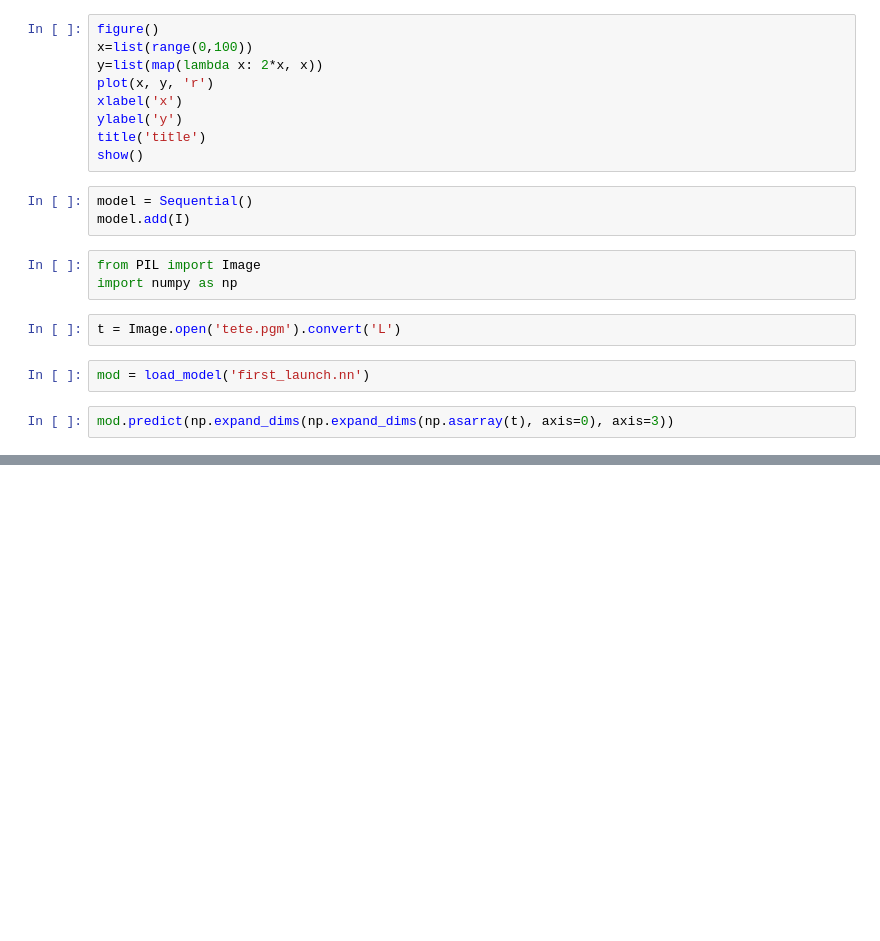
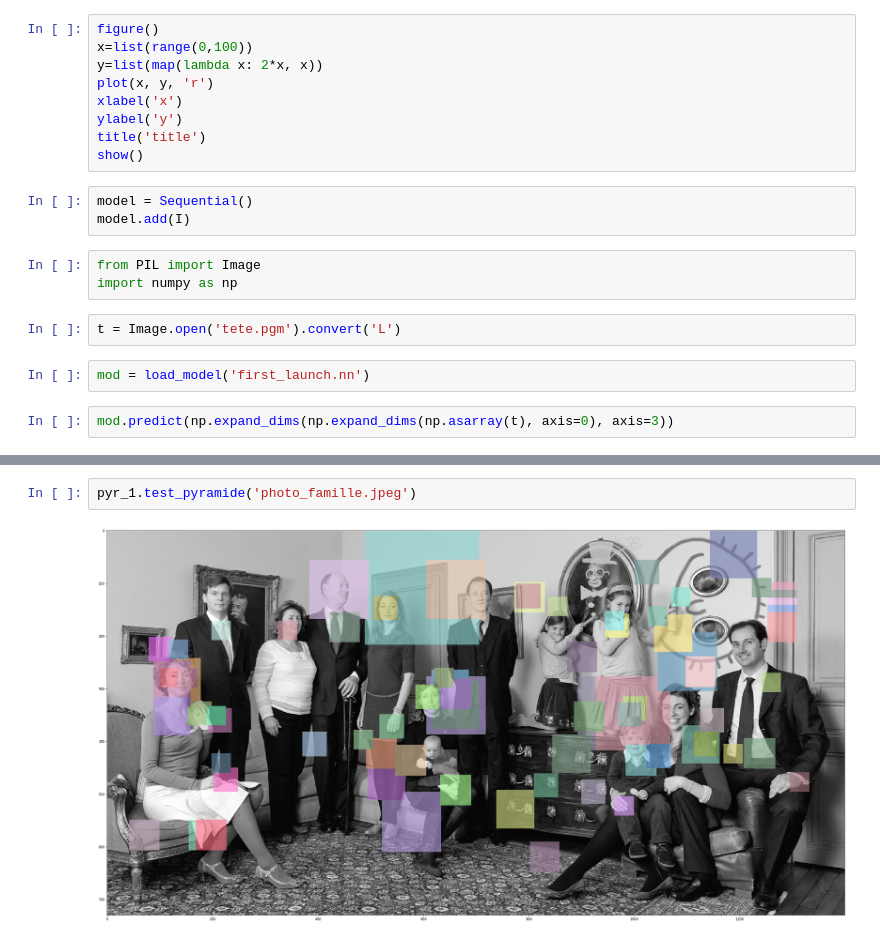
Before and after one commit to Xaxetrov/DEEP, a Jupyter notebook: main_notebook.ipynb, the cells around one changed output, grey strips where cells are left out. Saved outputs shown, nothing was run; the diff lists cells and outputs as text; blank space fills up the shorter version.

```diff
--- a/main_notebook.ipynb
+++ b/main_notebook.ipynb
@@ -27,0 +114,4 @@ mod.predict(np.expand_dims(np.expand_dims(np.asarray(t), axis=0), axis=3))
+# %%
+pyr_1.test_pyramide('photo_famille.jpeg')
+# %% [output]
+[figure, added]
```
Also changed, not shown: parts of 11 cells of this notebook, 4 other files.
